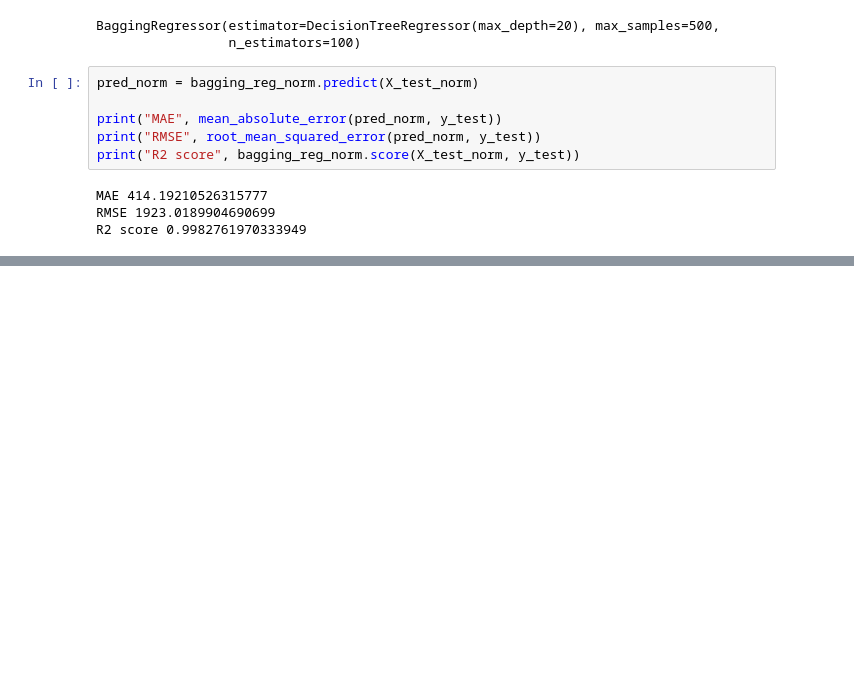
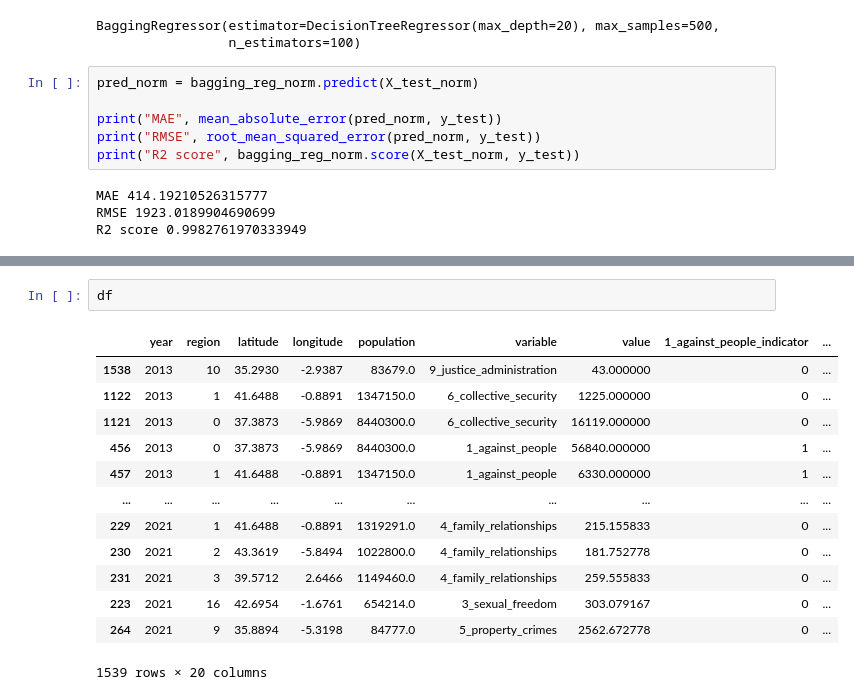
Before and after one commit to ivanalonsom/Project6, a Jupyter notebook: notebooks/main_principal.ipynb, the cells around one changed output, grey strips where cells are left out. Cells and saved outputs as stored; diff of their text form; blank space fills up the shorter version.

```diff
--- a/notebooks/main_principal.ipynb
+++ b/notebooks/main_principal.ipynb
@@ -286,0 +344,16 @@ R2 score 0.9982761970333949
+# %%
+df
+# %% [output]
+|  | year | region | latitude | longitude | population | variable | value | 1_against_people_indicator | ... |
+| 1538 | 2013 | 10 | 35.2930 | -2.9387 | 83679.0 | 9_justice_administration | 43.000000 | 0 | ... |
+| 1122 | 2013 | 1 | 41.6488 | -0.8891 | 1347150.0 | 6_collective_security | 1225.000000 | 0 | ... |
+| 1121 | 2013 | 0 | 37.3873 | -5.9869 | 8440300.0 | 6_collective_security | 16119.000000 | 0 | ... |
+| 456 | 2013 | 0 | 37.3873 | -5.9869 | 8440300.0 | 1_against_people | 56840.000000 | 1 | ... |
+| 457 | 2013 | 1 | 41.6488 | -0.8891 | 1347150.0 | 1_against_people | 6330.000000 | 1 | ... |
+| ... | ... | ... | ... | ... | ... | ... | ... | ... | ... |
+| 229 | 2021 | 1 | 41.6488 | -0.8891 | 1319291.0 | 4_family_relationships | 215.155833 | 0 | ... |
+| 230 | 2021 | 2 | 43.3619 | -5.8494 | 1022800.0 | 4_family_relationships | 181.752778 | 0 | ... |
+| 231 | 2021 | 3 | 39.5712 | 2.6466 | 1149460.0 | 4_family_relationships | 259.555833 | 0 | ... |
+| 223 | 2021 | 16 | 42.6954 | -1.6761 | 654214.0 | 3_sexual_freedom | 303.079167 | 0 | ... |
+| 264 | 2021 | 9 | 35.8894 | -5.3198 | 84777.0 | 5_property_crimes | 2562.672778 | 0 | ... |
+1539 rows × 20 columns
```
Also changed, not shown: parts of 7 cells of this notebook, 1 other file.
